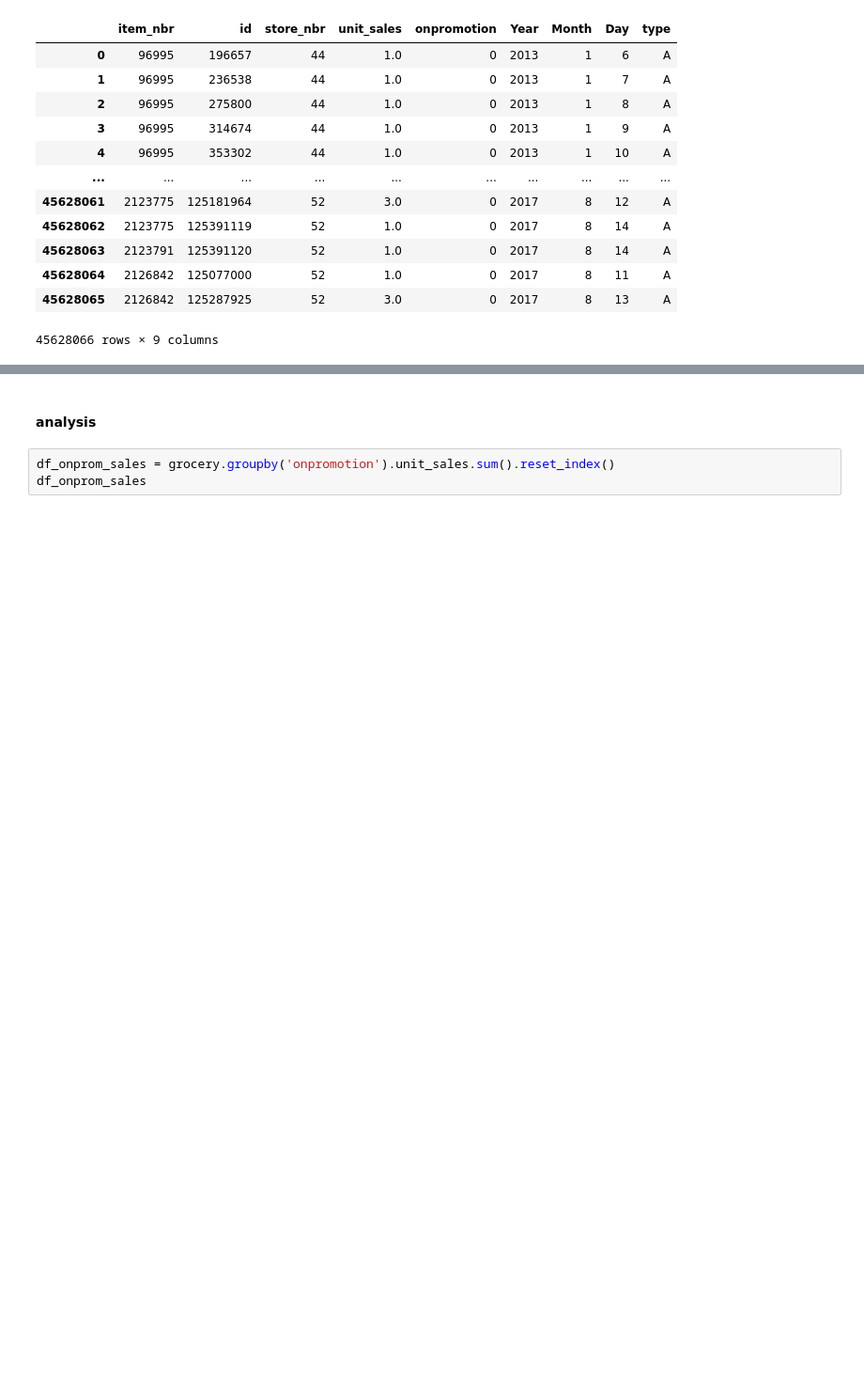
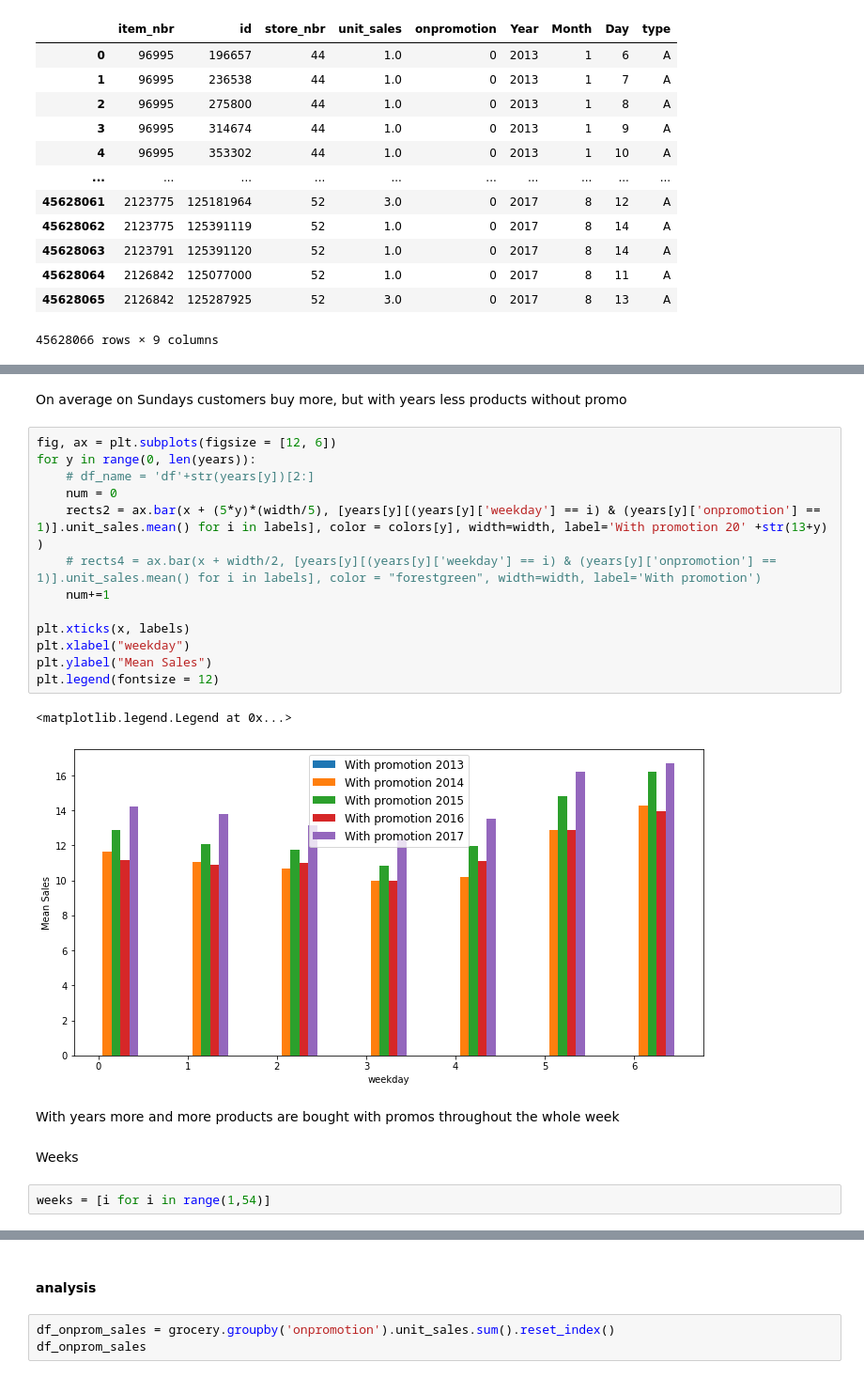
Before and after one commit to juli-ter/Coursework4, a Jupyter notebook: Favorita_Grocery.ipynb, the cells around one changed output, grey strips where cells are left out. Shown at 94% size. Cells and saved outputs as stored; diff of their text form; blank space fills up the shorter version.

```diff
--- a/Favorita_Grocery.ipynb
+++ b/Favorita_Grocery.ipynb
@@ -617,0 +777,24 @@ grocery.to_csv(out + "grocery_all.csv", index=False)
+# %% [markdown]
+On average on Sundays customers buy more, but with years less products without promo
+# %%
+fig, ax = plt.subplots(figsize = [12, 6])
+for y in range(0, len(years)):
+    # df_name = 'df'+str(years[y])[2:]
+    num = 0
+    rects2 = ax.bar(x + (5*y)*(width/5), [years[y][(years[y]['weekday'] == i) & (years[y]['onpromotion'] == 1)].unit_sales.mean() for i in labels], color = colors[y], width=width, label='With promotion 20' +str(13+y) )
+    # rects4 = ax.bar(x + width/2, [years[y][(years[y]['weekday'] == i) & (years[y]['onpromotion'] == 1)].unit_sales.mean() for i in labels], color = "forestgreen", width=width, label='With promotion')
+    num+=1
+
+plt.xticks(x, labels)
+plt.xlabel("weekday")
+plt.ylabel("Mean Sales")
+plt.legend(fontsize = 12)
+# %% [output]
+<matplotlib.legend.Legend at 0x...>
+[figure, added]
+# %% [markdown]
+With years more and more products are bought with promos throughout the whole week
+# %% [markdown]
+Weeks
+# %%
+weeks = [i for i in range(1,54)]
```
Also changed, not shown: parts of 69 cells of this notebook.
